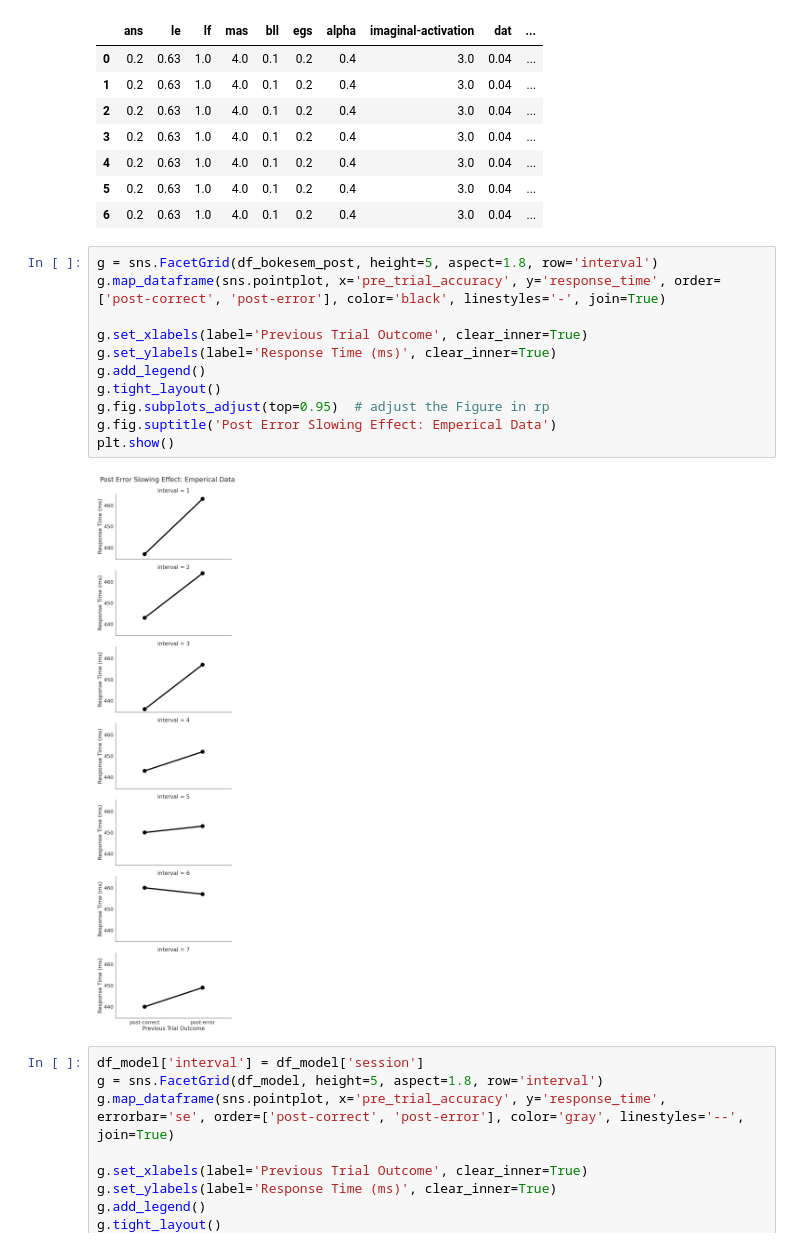
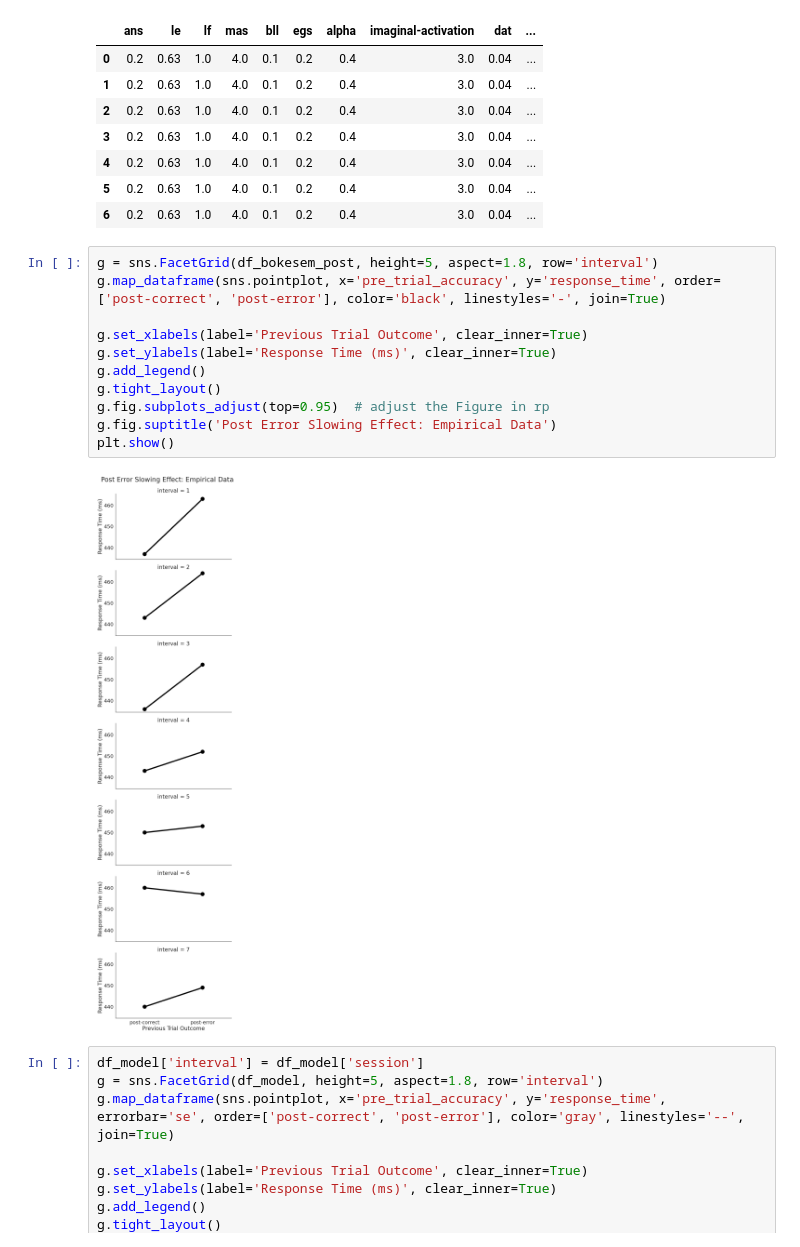
Before and after one commit to yangyuxue2333/ACTR-Simon-Re, a Jupyter notebook: analysis/test_post_error.ipynb, the cells around one changed output. Saved outputs shown, nothing was run; the diff lists cells and outputs as text.

```diff
--- a/analysis/test_post_error.ipynb
+++ b/analysis/test_post_error.ipynb
@@ -71,16 +71,16 @@ df_param.drop(columns={'seed'}).drop_duplicates()
 # %%
 g = sns.FacetGrid(df_bokesem_post, height=5, aspect=1.8, row='interval')
 g.map_dataframe(sns.pointplot, x='pre_trial_accuracy', y='response_time', order=['post-correct', 'post-error'], color='black', linestyles='-', join=True)
 
 g.set_xlabels(label='Previous Trial Outcome', clear_inner=True)
 g.set_ylabels(label='Response Time (ms)', clear_inner=True)
 g.add_legend()
 g.tight_layout()
 g.fig.subplots_adjust(top=0.95)  # adjust the Figure in rp
-g.fig.suptitle('Post Error Slowing Effect: Emperical Data')
+g.fig.suptitle('Post Error Slowing Effect: Empirical Data')
 plt.show()
 # %% [output]
-[figure, old version]
+[figure, new version]
 # %%
 df_model['interval'] = df_model['session']
 g = sns.FacetGrid(df_model, height=5, aspect=1.8, row='interval')
```
Also changed, not shown: parts of 2 cells of this notebook, 2 other files.
